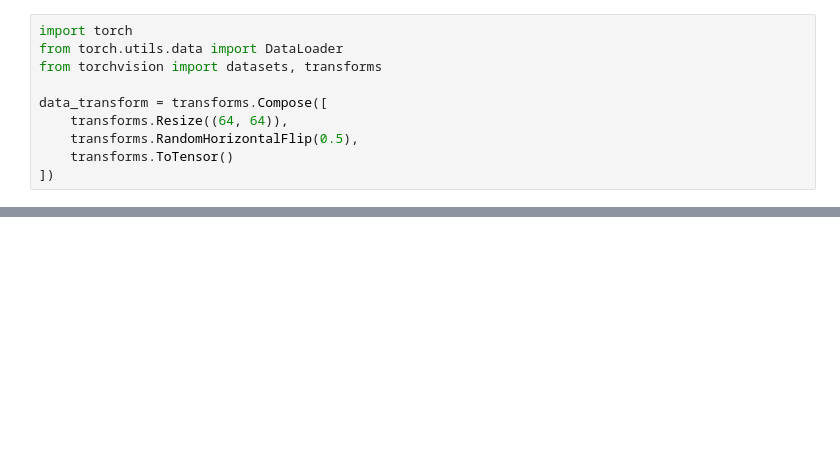
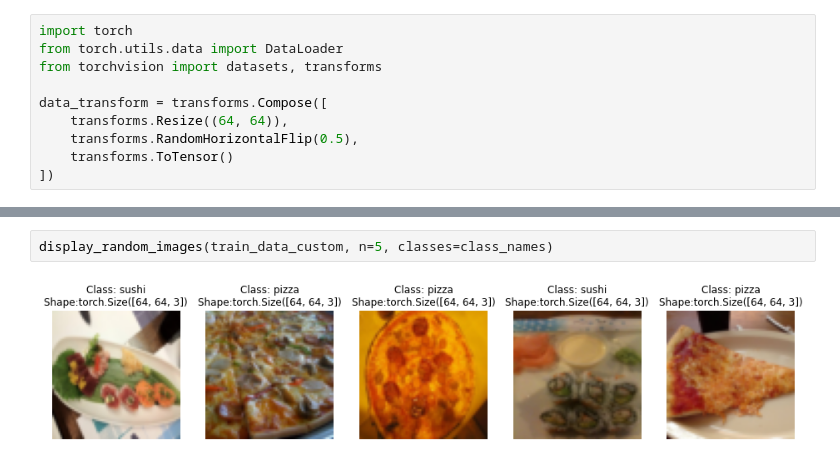
Before and after one commit to yusufbekYuldashev/PytorchForDL, a Jupyter notebook: 04_pytorch_custom_datasets.ipynb, the cells around one changed output, grey strips where cells are left out. Saved outputs shown, nothing was run; the diff lists cells and outputs as text; blank space fills up the shorter version.

```diff
--- a/04_pytorch_custom_datasets.ipynb
+++ b/04_pytorch_custom_datasets.ipynb
@@ -126,0 +267,4 @@ plot_transformed_images(image_path_list, data_transform, n=3, seed=42)
+# %%
+display_random_images(train_data_custom, n=5, classes=class_names)
+# %% [output]
+[figure, added]
```
Also changed, not shown: parts of 16 cells of this notebook.
